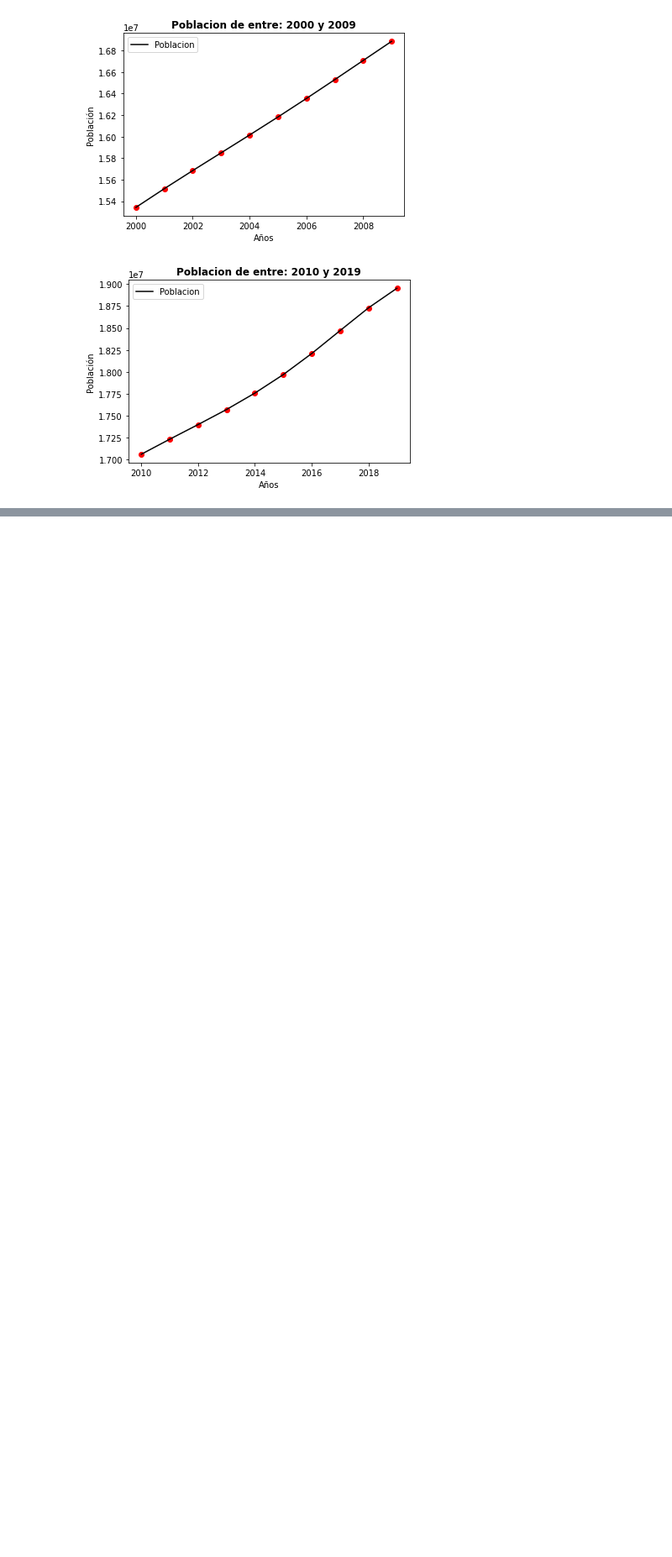
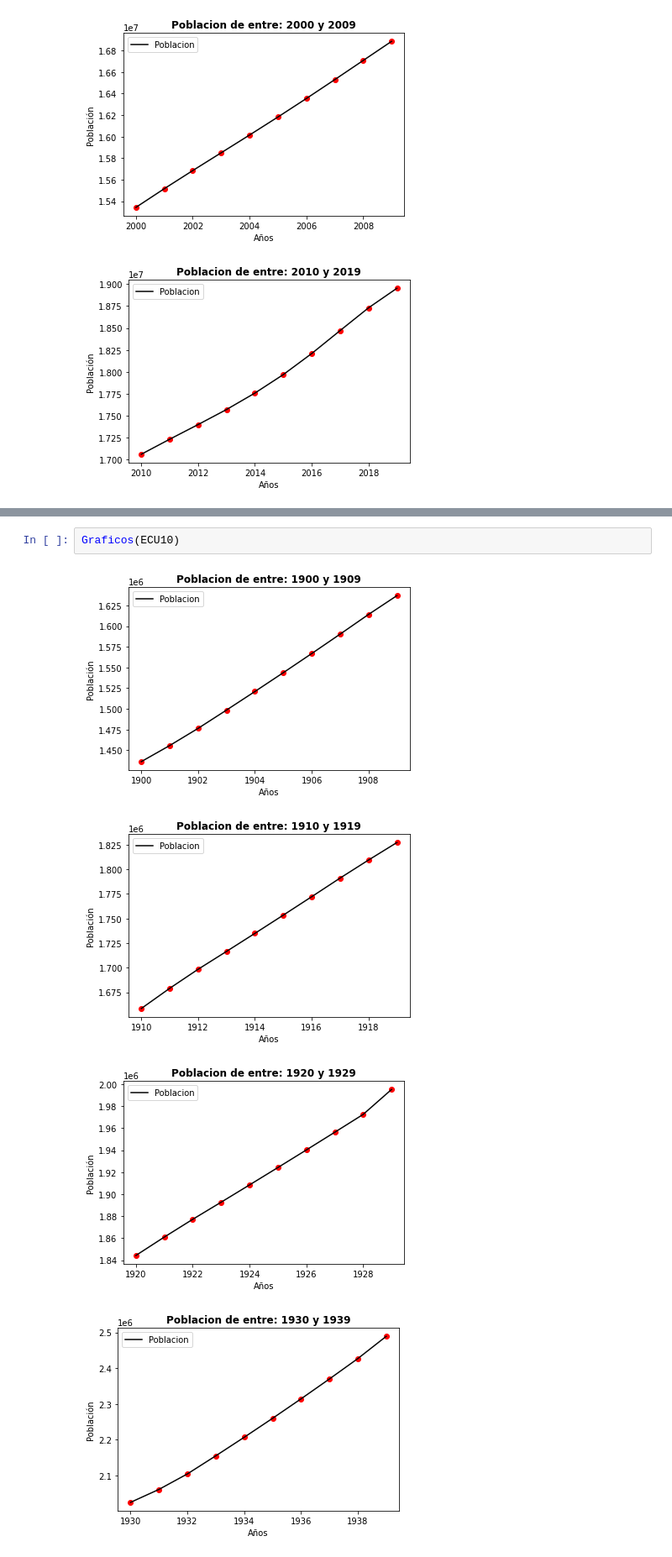
Before and after one commit to Danp06/Procesamiento, a Jupyter notebook: Trabajo Final.ipynb, the cells around one changed output, grey strips where cells are left out. Shown at 84% size. Cells and saved outputs as stored; diff of their text form; blank space fills up the shorter version.

```diff
--- a/Trabajo Final.ipynb
+++ b/Trabajo Final.ipynb
@@ -1180,0 +1522,7 @@ Graficos(CHL10)
+# %%
+Graficos(ECU10)
+# %% [output]
+[figure, added]
+[figure, added]
+[figure, added]
+[figure, added]
```
Also changed, not shown: parts of 155 cells of this notebook.
